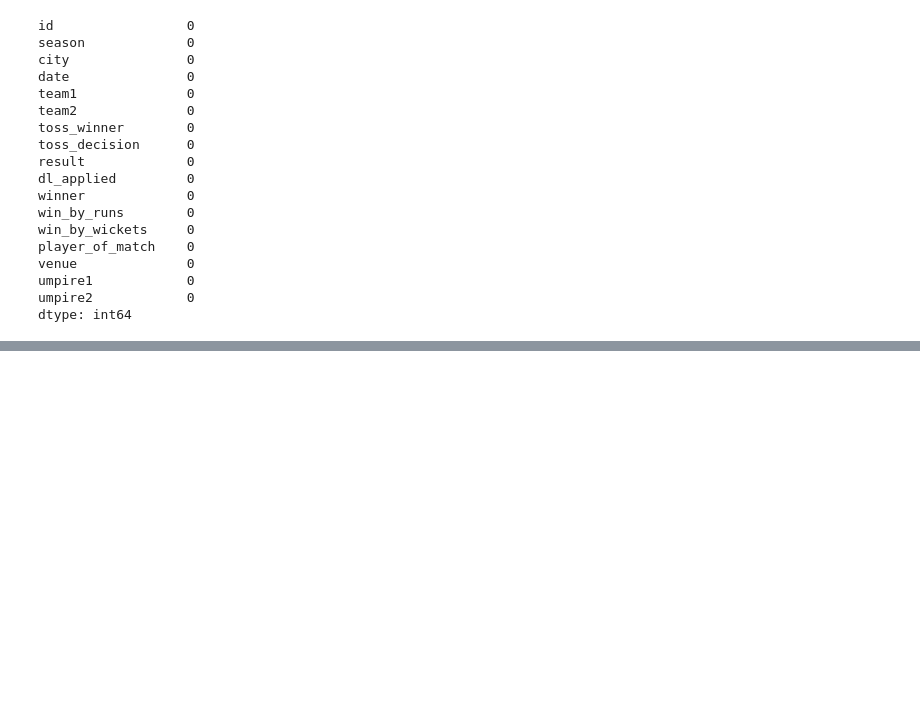
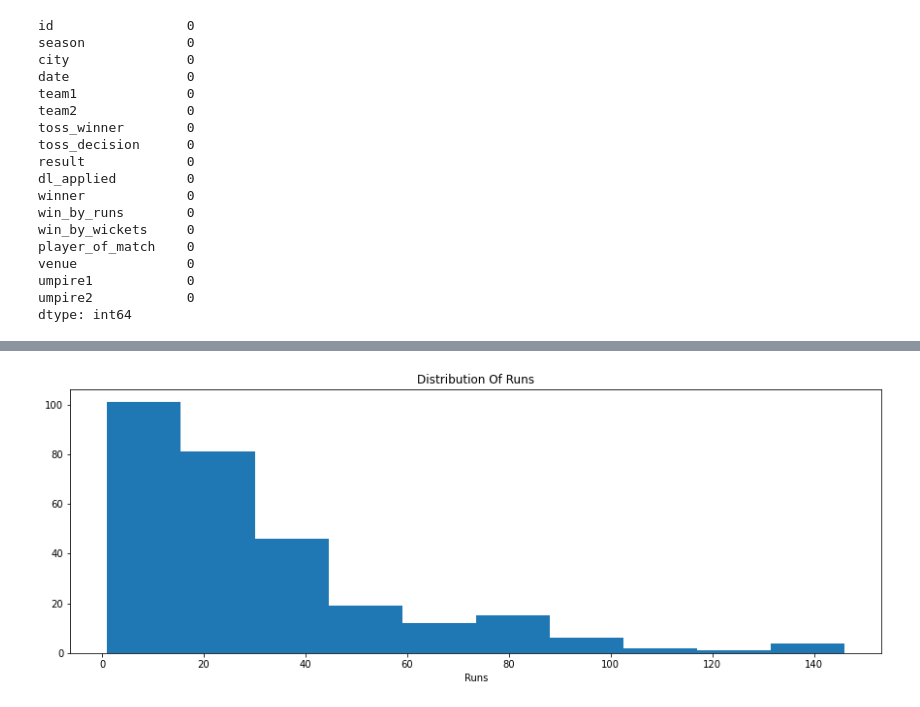
Before and after one commit to pv05/PythonEDAs, a Jupyter notebook: ipl_matches.ipynb, the cells around one changed output, grey strips where cells are left out. Saved outputs shown, nothing was run; the diff lists cells and outputs as text; code cells hidden in the pictures; blank space fills up the shorter version.

```diff
--- a/ipl_matches.ipynb
+++ b/ipl_matches.ipynb
@@ -243,0 +321,4 @@ list(ipl['player_of_match'].value_counts()[0:10].keys())
+# %%
+#show those data which team bat first and won
+batting_first=ipl[ipl['win_by_runs']!=0]
+batting_first.head()
@@ -243,0 +332,11 @@ list(ipl['player_of_match'].value_counts()[0:10].keys())
+# %%
+#create a histogram to show how many matches won when teams batting first
+plt.figure(figsize=(15,5))
+plt.hist(batting_first['win_by_runs']) # batting_first k ander wins_by_runs isiliye dala kyuki upper jo data aaya hai jo ki batting_first naam ka hai usme se ab wins_by_wickets chahiye
+plt.title('Distribution Of Runs')
+plt.xlabel('Runs')
+plt.show()
+# nich jo hostogram hai usme dikhra hai ki 100 matches aise huye hai jisne first batting me almost 1-20 run k margin se matches jite hai
+# wahi last me kuch 1 ya 2 matches huye hai jisne almost 140 runs k margin se matches jite hai jo ki bohot kam hai
+# %% [output]
+[figure, added]
```
Also changed, not shown: parts of 43 cells of this notebook, 1 other file.
